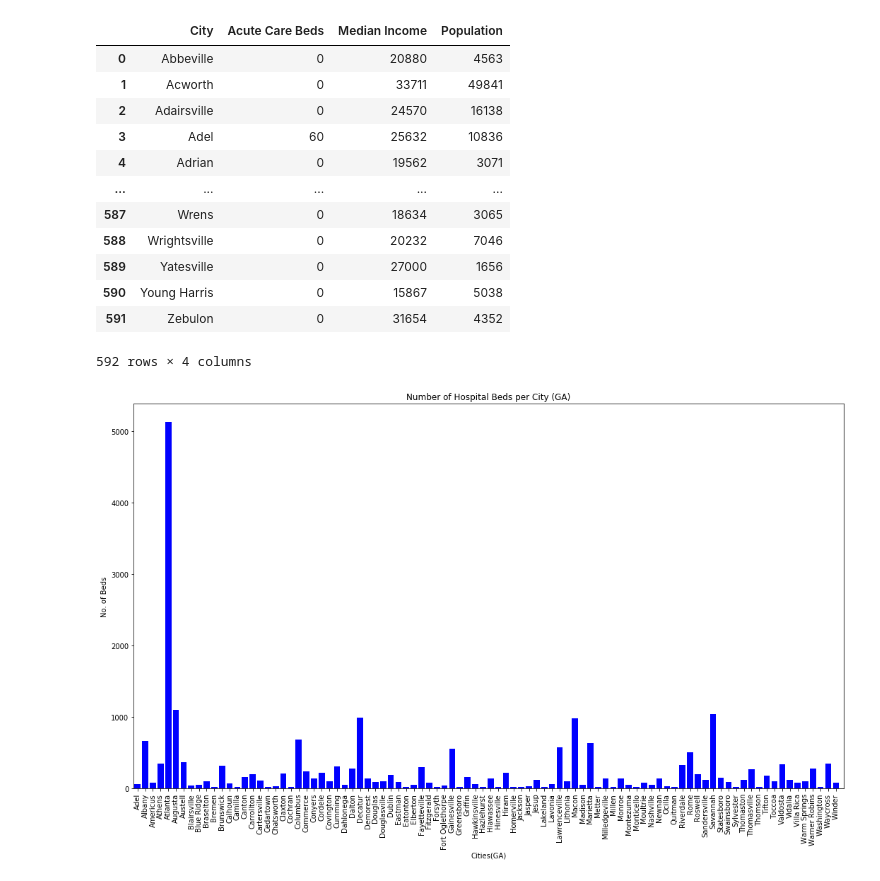
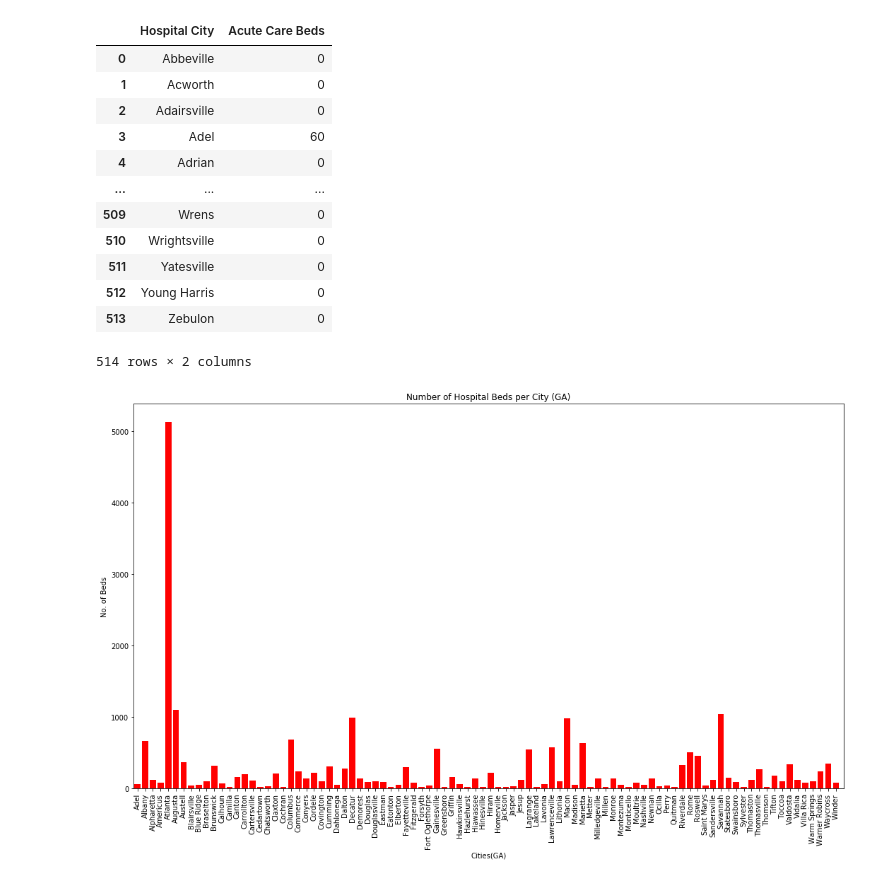
Before and after one commit to jtilenis/Data_Scavengers, a Jupyter notebook: bar_charts.ipynb, the cells around one changed output. Cells and saved outputs as stored; diff of their text form; code cells hidden in the pictures.

```diff
--- a/bar_charts.ipynb
+++ b/bar_charts.ipynb
@@ -29,0 +11,5 @@ clean_hospital
+# %%
+#Get hospital data and Census data combined
+clean_hospital= pd.read_csv("Outputs/Finalized_Data.csv")
+
+clean_hospital
@@ -30,38 +30,42 @@ clean_hospital
 # %%
-hospital_data = clean_hospital[['Hospital name', 'City', 'County','Acute Care Beds', 'Median Income','Population']]
+# Prepare data for charts
+
+hospital_data = clean_hospital[['Hospital name', 'Hospital City', 'Hospital County','Acute Care Beds', 'Median Income','Population']]
 hospital_data
 
-hospital_sum_city = hospital_data.groupby('City').sum()
+hospital_sum_city = hospital_data.groupby('Hospital City')['Acute Care Beds'].sum()
 hospital_sum_city = hospital_sum_city.reset_index()
 hospital_sum_city
 # %% [output]
-|  | City | Acute Care Beds | Median Income | Population |
-| 0 | Abbeville | 0 | 20880 | 4563 |
-| 1 | Acworth | 0 | 33711 | 49841 |
-| 2 | Adairsville | 0 | 24570 | 16138 |
-| 3 | Adel | 60 | 25632 | 10836 |
-| 4 | Adrian | 0 | 19562 | 3071 |
-| ... | ... | ... | ... | ... |
-| 587 | Wrens | 0 | 18634 | 3065 |
-| 588 | Wrightsville | 0 | 20232 | 7046 |
-| 589 | Yatesville | 0 | 27000 | 1656 |
-| 590 | Young Harris | 0 | 15867 | 5038 |
-| 591 | Zebulon | 0 | 31654 | 4352 |
+|  | Hospital City | Acute Care Beds |
+| 0 | Abbeville | 0 |
+| 1 | Acworth | 0 |
+| 2 | Adairsville | 0 |
+| 3 | Adel | 60 |
+| 4 | Adrian | 0 |
+| ... | ... | ... |
+| 509 | Wrens | 0 |
+| 510 | Wrightsville | 0 |
+| 511 | Yatesville | 0 |
+| 512 | Young Harris | 0 |
+| 513 | Zebulon | 0 |
-592 rows × 4 columns
+514 rows × 2 columns
 # %%
+# Plot Hospital Beds per City
+
 hospital_bed_city = hospital_sum_city.loc[(hospital_sum_city['Acute Care Beds'] > 0)]
 hospital_bed_city
 plt.figure(figsize=(18,10))
-plt.bar(hospital_bed_city['City'],hospital_bed_city['Acute Care Beds'], color="blue")
-plt.xticks(hospital_bed_city['City'], rotation='vertical')
+plt.bar(hospital_bed_city['Hospital City'],hospital_bed_city['Acute Care Beds'], color="red")
+plt.xticks(hospital_bed_city['Hospital City'], rotation='vertical')
 plt.title('Number of Hospital Beds per City (GA)')
 plt.xlabel('Cities(GA)')
 plt.ylabel('No. of Beds')
-plt.xlim(-0.5,len(hospital_bed_city['City']))
+plt.xlim(-0.5,len(hospital_bed_city['Hospital City']))
 
-plt.savefig("Hospital_Beds_per_City.png")
+plt.savefig("Charts/Hospital_Beds_per_City.png")
 
 plt.show()
 # %% [output]
-[figure, old version]
+[figure, new version]
 # %%
```
Also changed, not shown: parts of 17 cells of this notebook, 8 other files.
